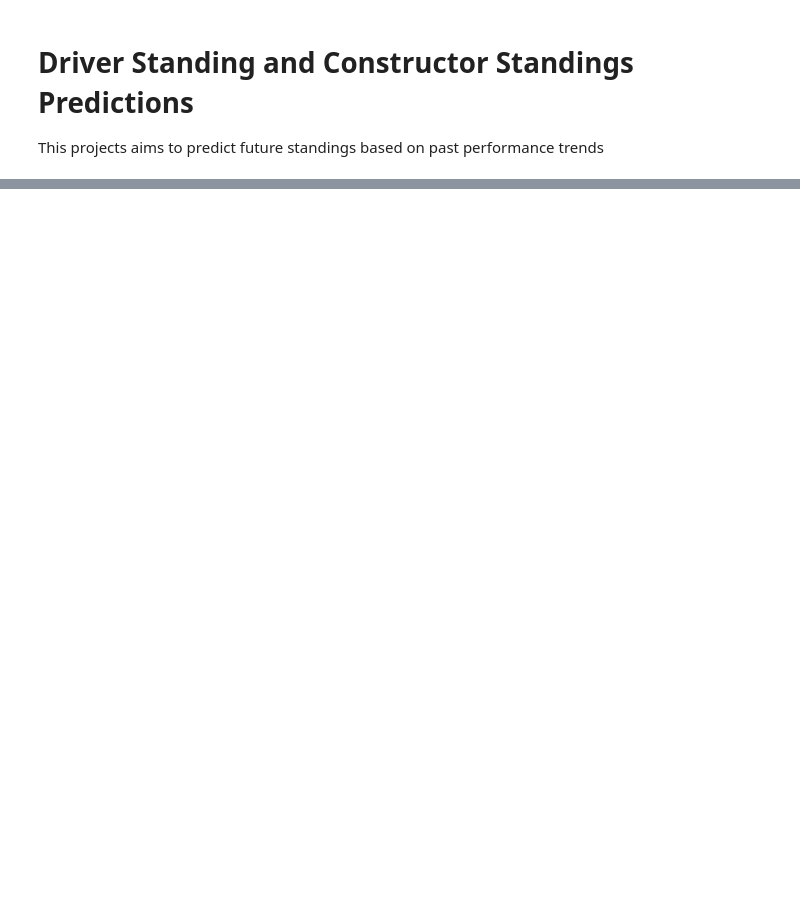
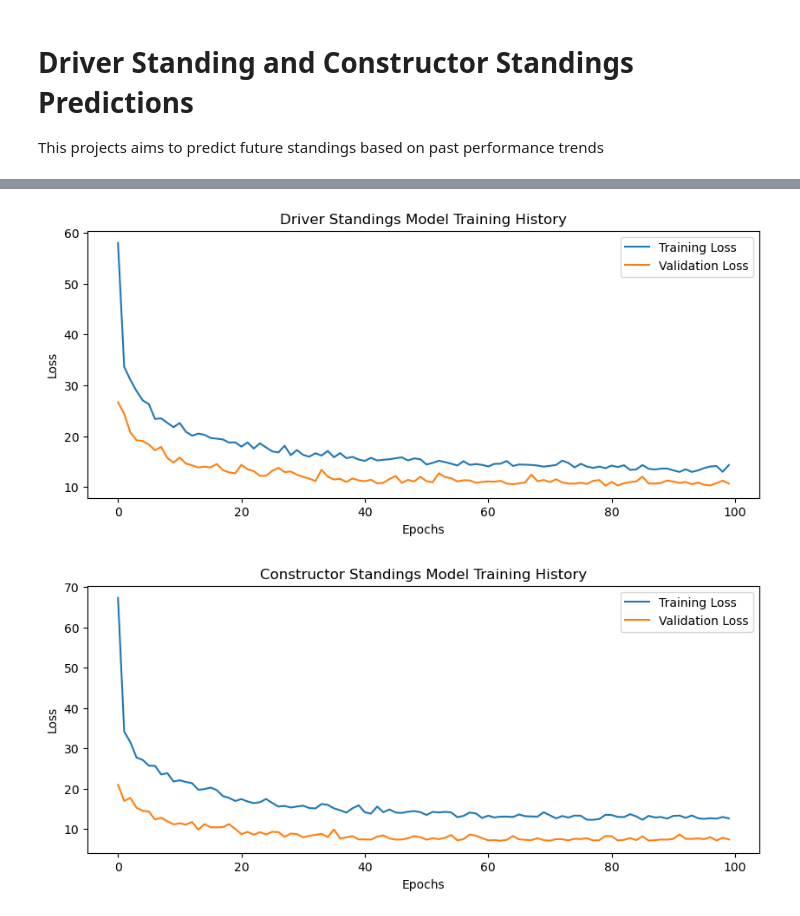
Before and after one commit to alialoraebi/F1_ML, a Jupyter notebook: f1-project.ipynb, the cells around one changed output, grey strips where cells are left out. Cells and saved outputs as stored; diff of their text form; code cells hidden in the pictures; blank space fills up the shorter version.

Commit message:
created model and prediction testing

```diff
--- a/f1-project.ipynb
+++ b/f1-project.ipynb
@@ -42,0 +165,22 @@ merged.to_csv('f1/merged_dataset.csv', index=False)
+# %%
+import matplotlib.pyplot as plt
+
+# Function to plot training history
+def plot_training_history(history, title):
+    plt.figure(figsize=(10, 4))
+    plt.plot(history.history['loss'], label='Training Loss')
+    plt.plot(history.history['val_loss'], label='Validation Loss')
+    plt.title(title)
+    plt.xlabel('Epochs')
+    plt.ylabel('Loss')
+    plt.legend()
+    plt.show()
+
+# Plot the training history for driver standings model
+plot_training_history(history_driver, 'Driver Standings Model Training History')
+
+# Plot the training history for constructor standings model
+plot_training_history(history_constructor, 'Constructor Standings Model Training History')
+# %% [output]
+[figure, added]
+[figure, added]
```
Also changed, not shown: parts of 5 cells of this notebook, 2 other files.
